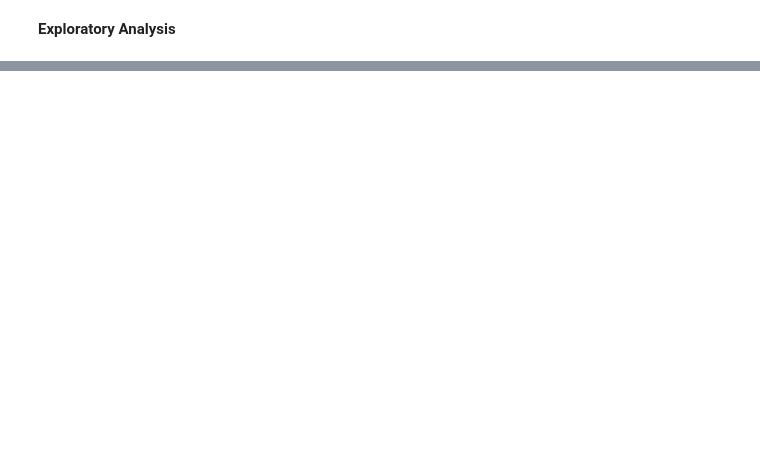
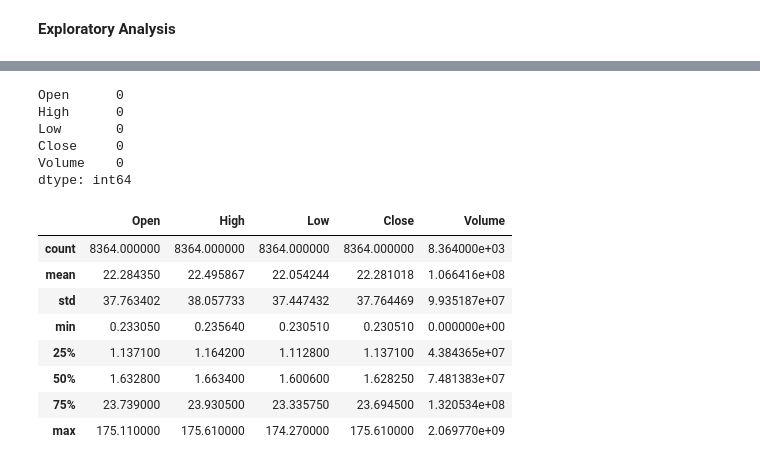
Before and after one commit to Yekta-Ahmadifar/Predict-stock-prices, a Jupyter notebook: StockPricePrediction.ipynb, the cells around one changed output, grey strips where cells are left out. Drawn from its saved outputs; the diff is of its cells as text; code cells hidden in the pictures; blank space fills up the shorter version.

```diff
--- a/StockPricePrediction.ipynb
+++ b/StockPricePrediction.ipynb
@@ -33,0 +47,21 @@ Date,Open,High,Low,Close,Volume,OpenInt
+# %%
+print(df.isnull().sum())
+# %% [output]
+Open      0
+High      0
+Low       0
+Close     0
+Volume    0
+dtype: int64
+# %%
+display(df.describe())
+# %% [output]
+|  | Open | High | Low | Close | Volume |
+| count | 8364.000000 | 8364.000000 | 8364.000000 | 8364.000000 | 8.364000e+03 |
+| mean | 22.284350 | 22.495867 | 22.054244 | 22.281018 | 1.066416e+08 |
+| std | 37.763402 | 38.057733 | 37.447432 | 37.764469 | 9.935187e+07 |
+| min | 0.233050 | 0.235640 | 0.230510 | 0.230510 | 0.000000e+00 |
+| 25% | 1.137100 | 1.164200 | 1.112800 | 1.137100 | 4.384365e+07 |
+| 50% | 1.632800 | 1.663400 | 1.600600 | 1.628250 | 7.481383e+07 |
+| 75% | 23.739000 | 23.930500 | 23.335750 | 23.694500 | 1.320534e+08 |
+| max | 175.110000 | 175.610000 | 174.270000 | 175.610000 | 2.069770e+09 |
```
Also changed, not shown: parts of 7 cells of this notebook.
